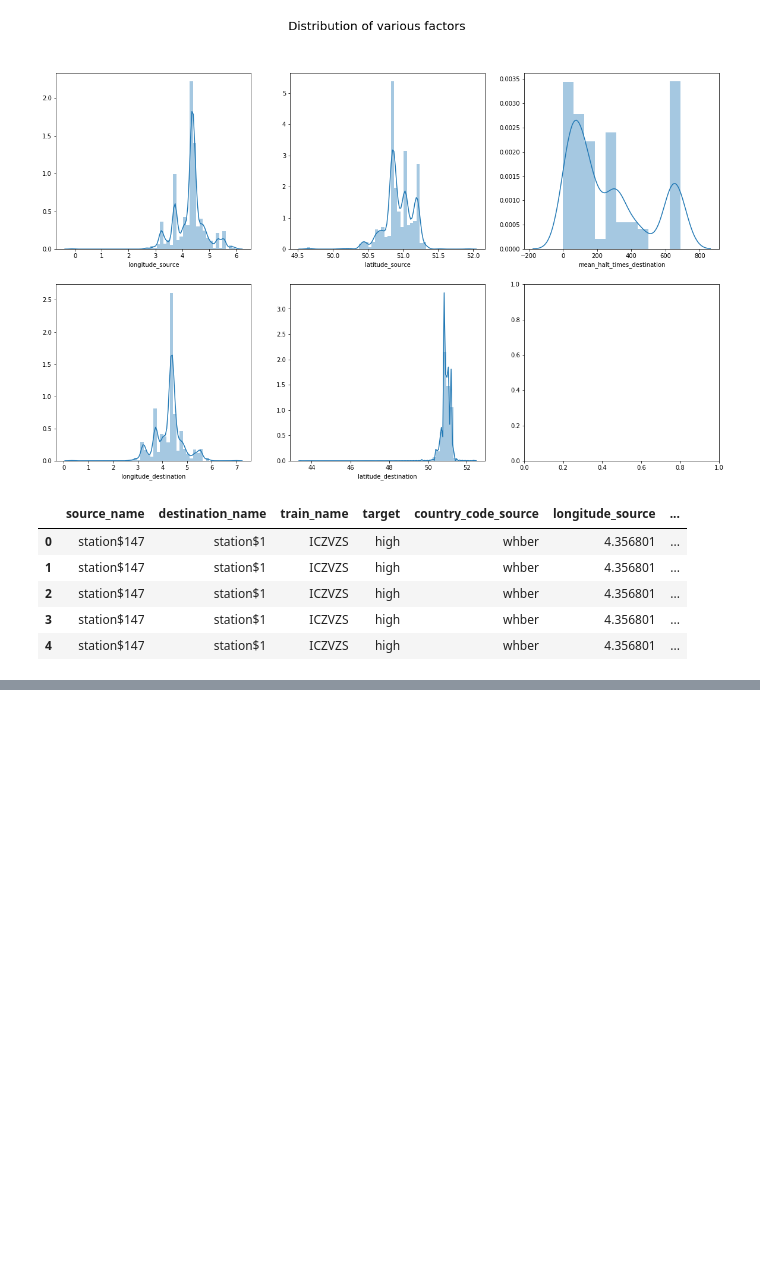
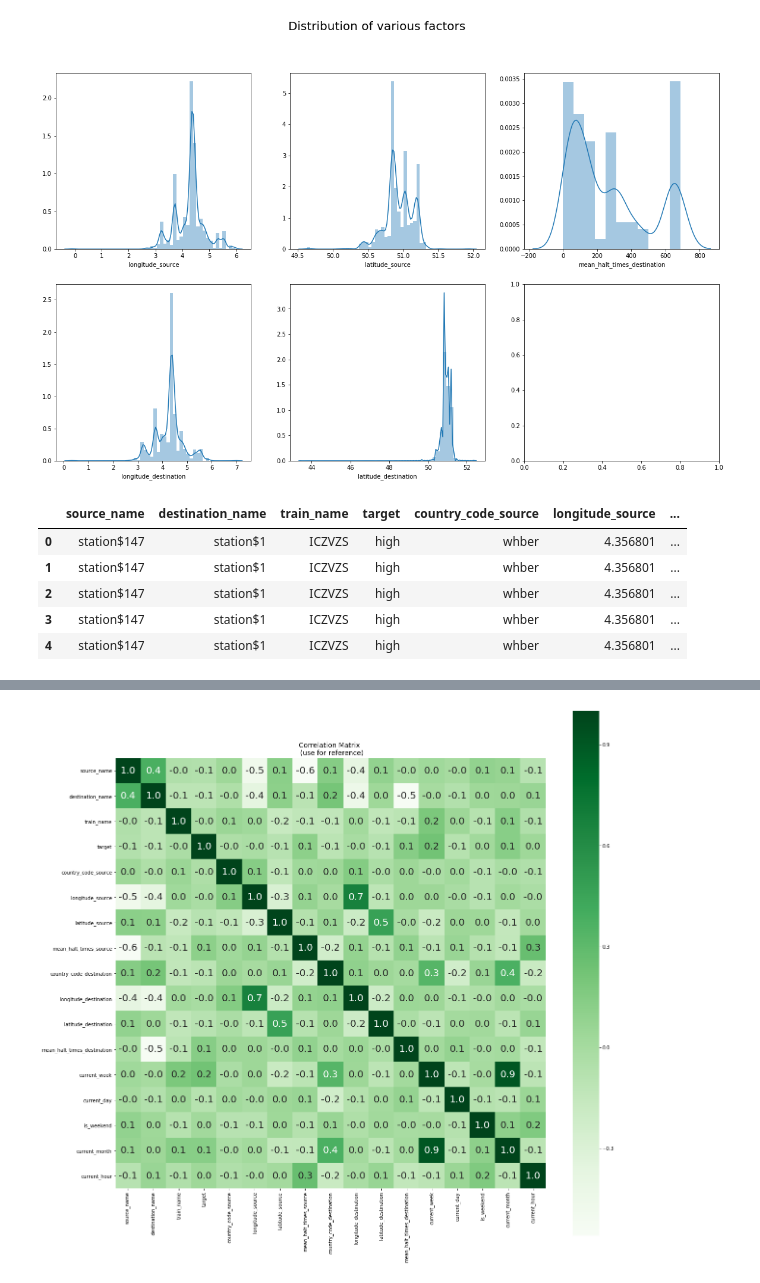
Before and after one commit to shreayan98c/Hitachi-Hiring-Challenge, a Jupyter notebook: classifier.ipynb, the cells around one changed output, grey strips where cells are left out. Drawn from its saved outputs; the diff is of its cells as text; code cells hidden in the pictures; blank space fills up the shorter version.

Commit message:
Data Wrangling

```diff
--- a/classifier.ipynb
+++ b/classifier.ipynb
@@ -235,7 +235,7 @@ get_year('current_year', 'current_date')
 get_month('current_month', 'current_date')
 get_hour('current_hour', 'current_time')
 # %%
-col_list = ['current_date', 'current_time']
+col_list = ['current_date', 'current_time', 'current_year']
 # %%
 # Dropping columns which will be of no use for our model
 train_data = train_data.drop(col_list, axis=1)
@@ -325,0 +327,18 @@ train_data.head()
+# %%
+train_data["target"] = train_data["target"].replace('low', 0)
+train_data["target"] = train_data["target"].replace('medium', 1)
+train_data["target"] = train_data["target"].replace('high', 2)
+# %%
+# Function to LabelEncode all the non numerical values
+def create_dummies(df):
+    for i in df.columns:
+        if df[i].dtypes=='object':
+            print(i,'encoded')
+            mask = ~df[i].isnull()
+            label_encoder = LabelEncoder()
+            try:
+                df[i][mask] = label_encoder.fit_transform(df[i][mask])
+                df[i] = df[i].astype(int)
+            except Exception as e:
+                print(e)
+    return df
@@ -325,0 +353,2 @@ train_data.head()
+# %%
+train_data = create_dummies(train_data)
@@ -325,0 +420,9 @@ train_data.head()
+# %%
+# Heatmap
+corr = train_data.corr()
+plt.figure(figsize=(20,20))
+sns.heatmap(corr, cbar=True, square= True, fmt='.1f', annot=True, annot_kws={'size':20}, cmap='Greens')
+plt.title('Correlation Matrix \n (use for reference)', fontsize=14)
+plt.show()
+# %% [output]
+[figure, added]
```
Also changed, not shown: parts of 11 cells of this notebook.
